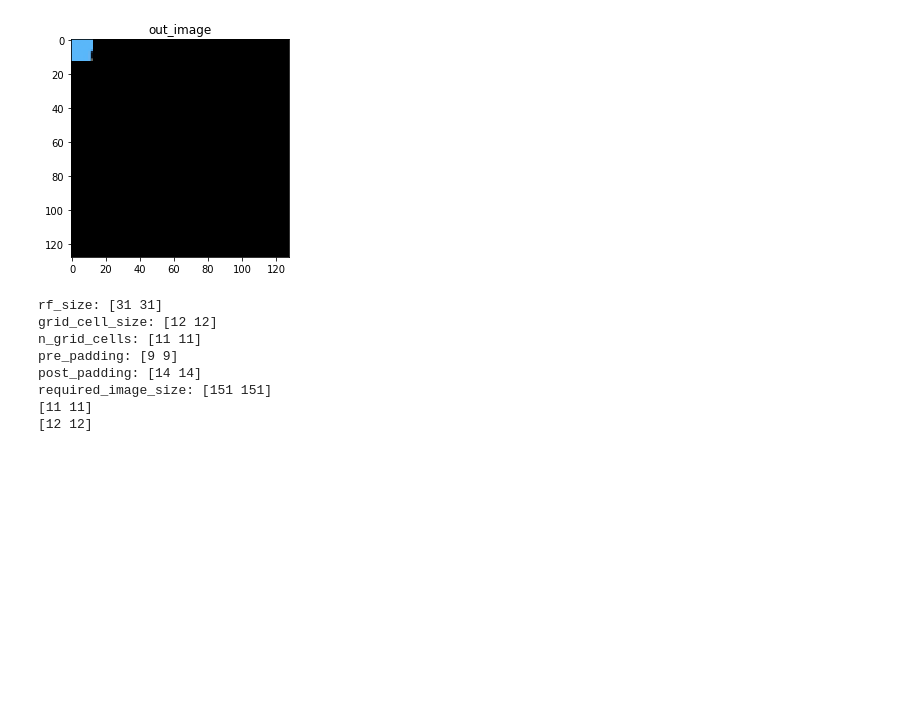
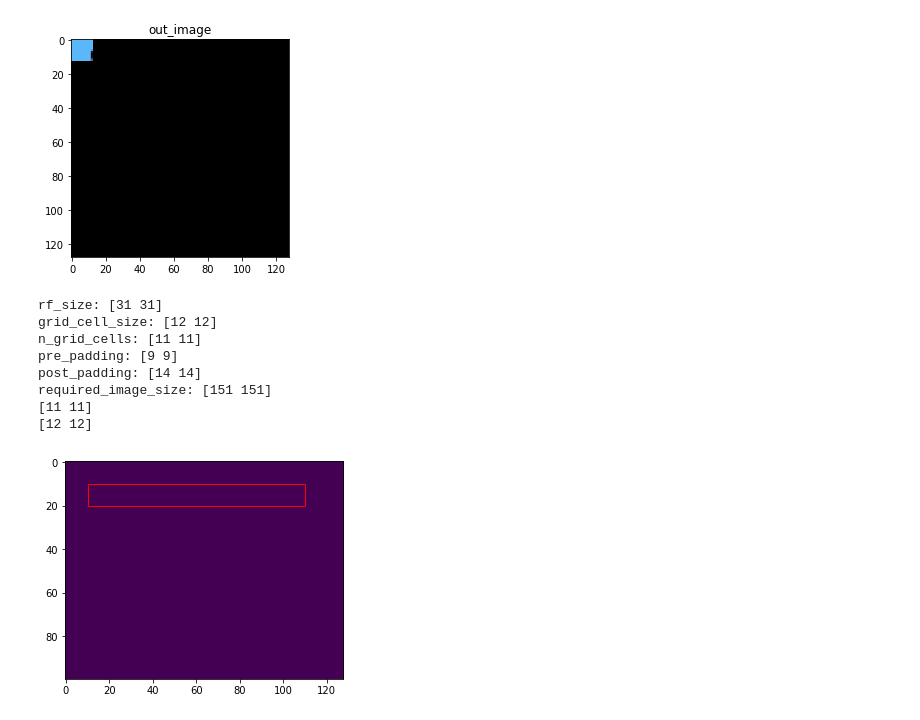
Before and after one commit to yonkshi/SPAIR_pytorch, a Jupyter notebook: test_notebook.ipynb, the cells around one changed output. Drawn from its saved outputs; the diff is of its cells as text; code cells hidden in the pictures; blank space fills up the shorter version.

```diff
--- a/test_notebook.ipynb
+++ b/test_notebook.ipynb
@@ -245,3 +250,12 @@ post_padding: [14 14]
 required_image_size: [151 151]
 [11 11]
 [12 12]
+# %%
+fig,ax = plt.subplots(1)
+bg = np.zeros([100,128])
+rect = patches.Rectangle([10,10],100, 10, linewidth=1,edgecolor='r',facecolor='none')
+ax.imshow(bg)
+ax.add_patch(rect)
+plt.show()
+# %% [output]
+[figure, added]
```
Also changed, not shown: parts of 1 cell of this notebook, 6 other files.
